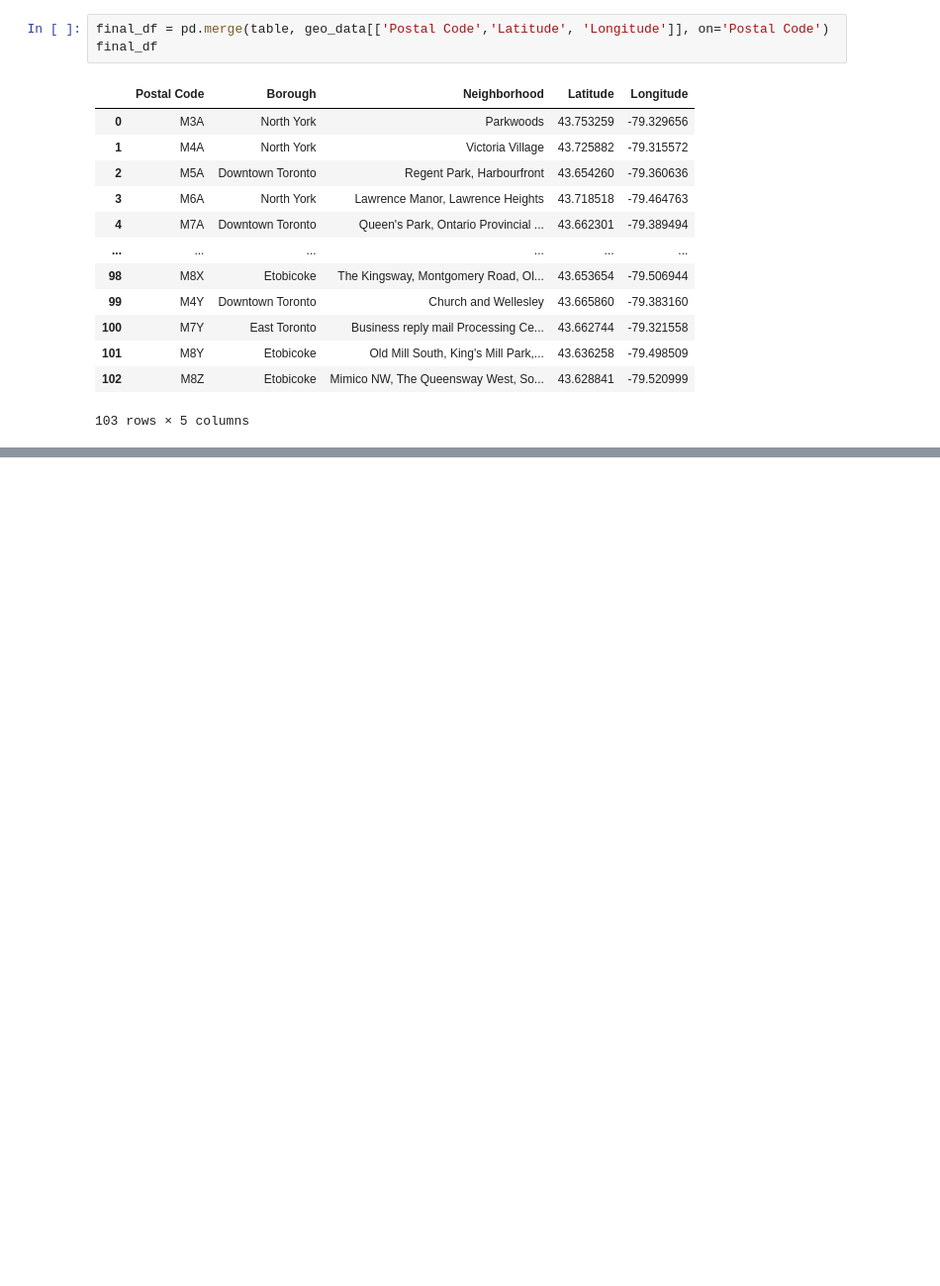
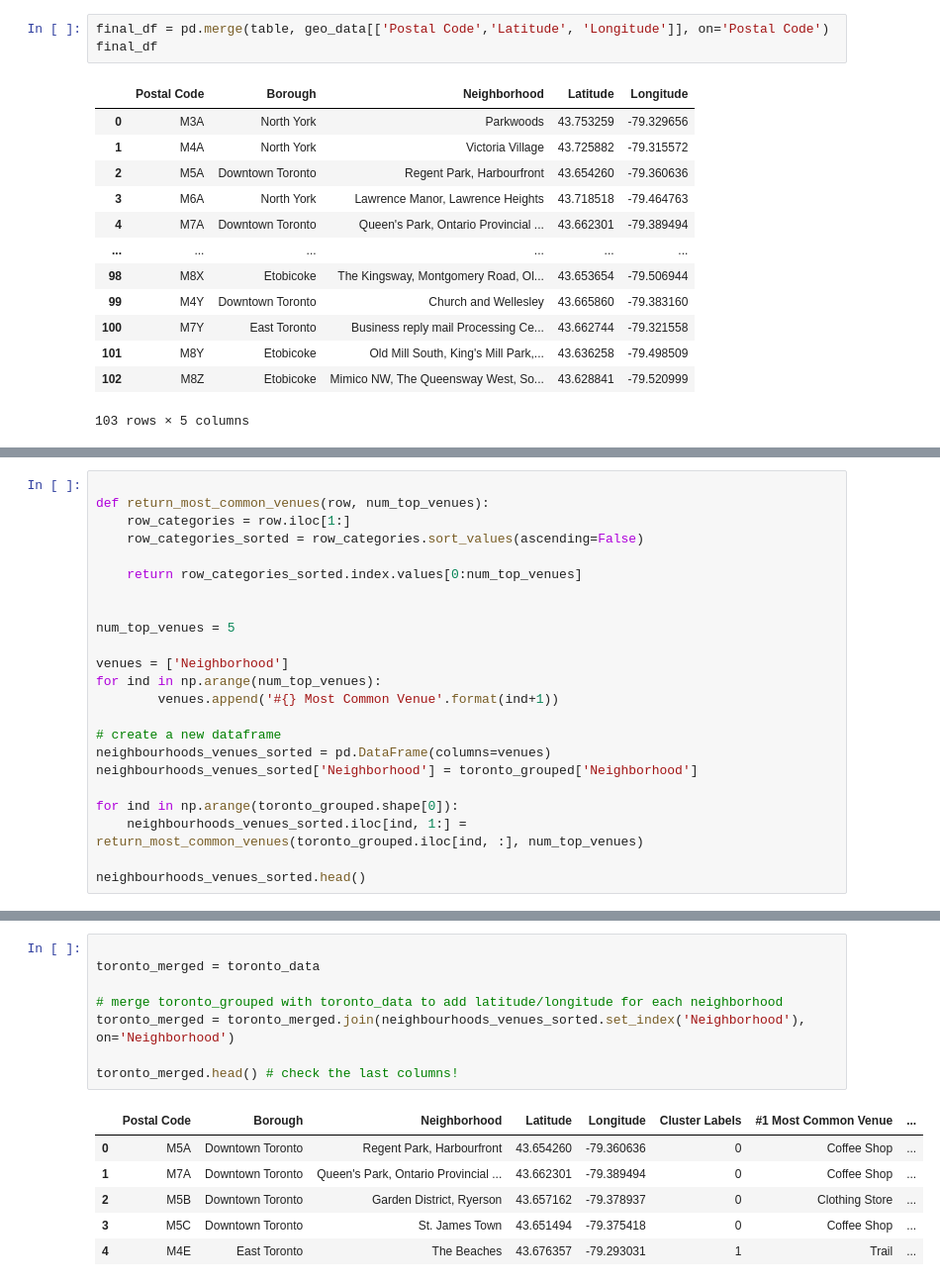
Before and after one commit to mding-gyb/Coursera_Capstone, a Jupyter notebook: Toronto Neighbourhood Clustering.ipynb, the cells around one changed output, grey strips where cells are left out. Shown: that part at 99% size. Drawn from its saved outputs; the diff is of its cells as text; blank space fills up the shorter version.

```diff
--- a/Toronto Neighbourhood Clustering.ipynb
+++ b/Toronto Neighbourhood Clustering.ipynb
@@ -178,0 +433,23 @@ final_df
+# %%
+
+def return_most_common_venues(row, num_top_venues):
+    row_categories = row.iloc[1:]
+    row_categories_sorted = row_categories.sort_values(ascending=False)
+
+    return row_categories_sorted.index.values[0:num_top_venues]
+
+
+num_top_venues = 5
+
+venues = ['Neighborhood']
+for ind in np.arange(num_top_venues):
+        venues.append('#{} Most Common Venue'.format(ind+1))
+
+# create a new dataframe
+neighbourhoods_venues_sorted = pd.DataFrame(columns=venues)
+neighbourhoods_venues_sorted['Neighborhood'] = toronto_grouped['Neighborhood']
+
+for ind in np.arange(toronto_grouped.shape[0]):
+    neighbourhoods_venues_sorted.iloc[ind, 1:] = return_most_common_venues(toronto_grouped.iloc[ind, :], num_top_venues)
+
+neighbourhoods_venues_sorted.head()
@@ -178,0 +476,15 @@ final_df
+# %%
+
+toronto_merged = toronto_data
+
+# merge toronto_grouped with toronto_data to add latitude/longitude for each neighborhood
+toronto_merged = toronto_merged.join(neighbourhoods_venues_sorted.set_index('Neighborhood'), on='Neighborhood')
+
+toronto_merged.head() # check the last columns!
+# %% [output]
+|  | Postal Code | Borough | Neighborhood | Latitude | Longitude | Cluster Labels | #1 Most Common Venue | ... |
+| 0 | M5A | Downtown Toronto | Regent Park, Harbourfront | 43.654260 | -79.360636 | 0 | Coffee Shop | ... |
+| 1 | M7A | Downtown Toronto | Queen's Park, Ontario Provincial ... | 43.662301 | -79.389494 | 0 | Coffee Shop | ... |
+| 2 | M5B | Downtown Toronto | Garden District, Ryerson | 43.657162 | -79.378937 | 0 | Clothing Store | ... |
+| 3 | M5C | Downtown Toronto | St. James Town | 43.651494 | -79.375418 | 0 | Coffee Shop | ... |
+| 4 | M4E | East Toronto | The Beaches | 43.676357 | -79.293031 | 1 | Trail | ... |
```
Also changed, not shown: parts of 26 cells of this notebook.
